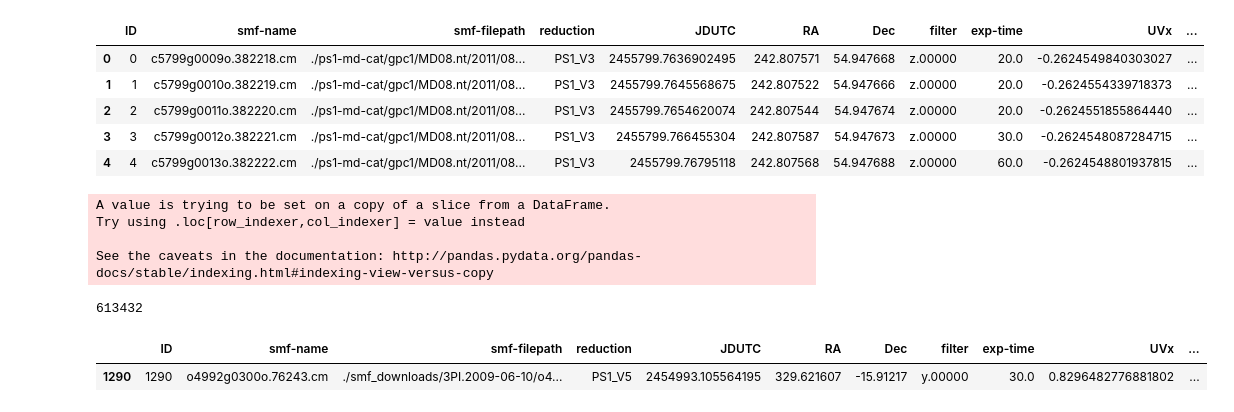
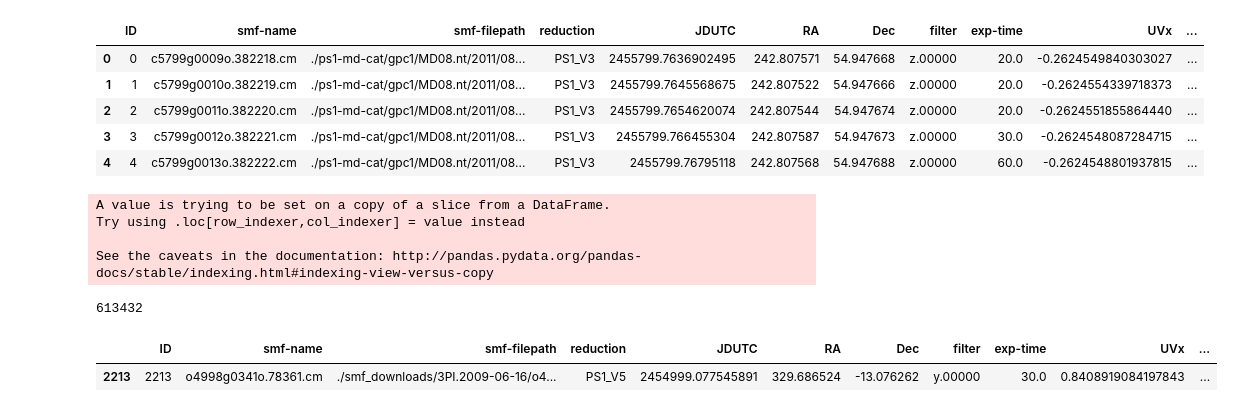
Before and after one commit to Alexandros101/Irregular-Satellites, a Jupyter notebook: readtable.ipynb, the cells around one changed output. Cells and saved outputs as stored; diff of their text form; code cells hidden in the pictures.

```diff
--- a/readtable.ipynb
+++ b/readtable.ipynb
@@ -45,8 +45,8 @@ See the caveats in the documentation: http://pandas.pydata.org/pandas-docs/stabl
 df['RA>100'].sum()
 # %% [output]
 613432
-# %%
-df[1290:1291]
-# %% [output]
-|  | ID | smf-name | smf-filepath | reduction | JDUTC | RA | Dec | filter | exp-time | UVx | ... |
-| 1290 | 1290 | o4992g0300o.76243.cm | ./smf_downloads/3PI.2009-06-10/o4... | PS1_V5 | 2454993.105564195 | 329.621607 | -15.91217 | y.00000 | 30.0 | 0.8296482776881802 | ... |
+# %%
+df[2213:2214]
+# %% [output]
+|  | ID | smf-name | smf-filepath | reduction | JDUTC | RA | Dec | filter | exp-time | UVx | ... |
+| 2213 | 2213 | o4998g0341o.78361.cm | ./smf_downloads/3PI.2009-06-16/o4... | PS1_V5 | 2454999.077545891 | 329.686524 | -13.076262 | y.00000 | 30.0 | 0.8408919084197843 | ... |
```
Also changed, not shown: 3 other files.
